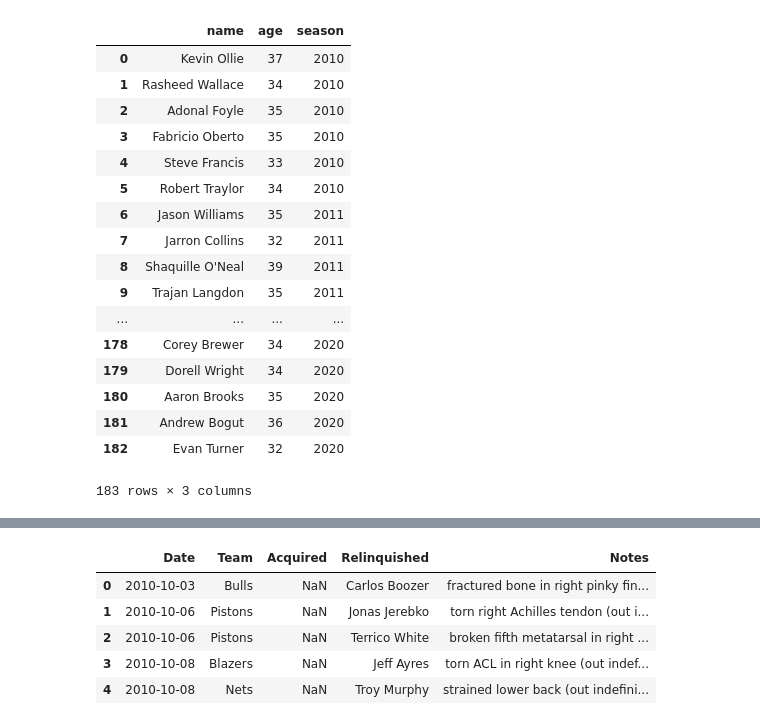
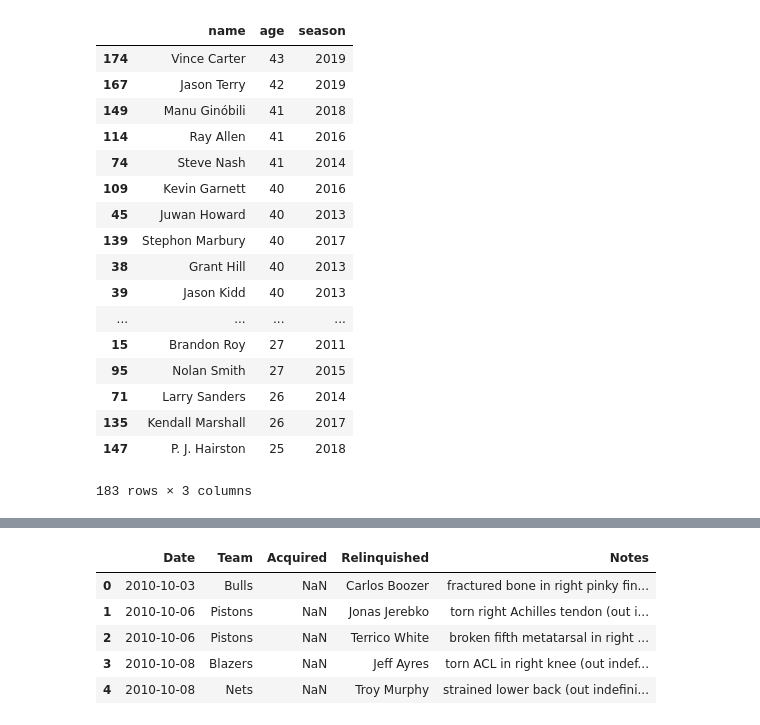
Before and after one commit to sc303030/NBA, a Jupyter notebook: fisrt.ipynb, the cells around one changed output, grey strips where cells are left out. Saved outputs shown, nothing was run; the diff lists cells and outputs as text; code cells hidden in the pictures.

```diff
--- a/fisrt.ipynb
+++ b/fisrt.ipynb
@@ -31,27 +31,27 @@ else:
     print('Unknown system... sorry~~~~')
 # %%
 nba_retire = pd.read_csv('nba_df.csv')
-# %%
-nba_retire
-# %% [output]
-|  | name | age | season |
-| 0 | Kevin Ollie | 37 | 2010 |
-| 1 | Rasheed Wallace | 34 | 2010 |
-| 2 | Adonal Foyle | 35 | 2010 |
-| 3 | Fabricio Oberto | 35 | 2010 |
-| 4 | Steve Francis | 33 | 2010 |
-| 5 | Robert Traylor | 34 | 2010 |
-| 6 | Jason Williams | 35 | 2011 |
-| 7 | Jarron Collins | 32 | 2011 |
-| 8 | Shaquille O'Neal | 39 | 2011 |
-| 9 | Trajan Langdon | 35 | 2011 |
-| ... | ... | ... | ... |
-| 178 | Corey Brewer | 34 | 2020 |
-| 179 | Dorell Wright | 34 | 2020 |
-| 180 | Aaron Brooks | 35 | 2020 |
-| 181 | Andrew Bogut | 36 | 2020 |
-| 182 | Evan Turner | 32 | 2020 |
-183 rows × 3 columns
+# %%
+nba_retire.sort_values('age',ascending=False)
+# %% [output]
+|  | name | age | season |
+| 174 | Vince Carter | 43 | 2019 |
+| 167 | Jason Terry | 42 | 2019 |
+| 149 | Manu Ginóbili | 41 | 2018 |
+| 114 | Ray Allen | 41 | 2016 |
+| 74 | Steve Nash | 41 | 2014 |
+| 109 | Kevin Garnett | 40 | 2016 |
+| 45 | Juwan Howard | 40 | 2013 |
+| 139 | Stephon Marbury | 40 | 2017 |
+| 38 | Grant Hill | 40 | 2013 |
+| 39 | Jason Kidd | 40 | 2013 |
+| ... | ... | ... | ... |
+| 15 | Brandon Roy | 27 | 2011 |
+| 95 | Nolan Smith | 27 | 2015 |
+| 71 | Larry Sanders | 26 | 2014 |
+| 135 | Kendall Marshall | 26 | 2017 |
+| 147 | P. J. Hairston | 25 | 2018 |
+183 rows × 3 columns
 # %%
 nba_all = pd.read_csv('all_seasons.csv')
 nba_all.head()
```
Also changed, not shown: parts of 20 cells of this notebook, 8 other files.
